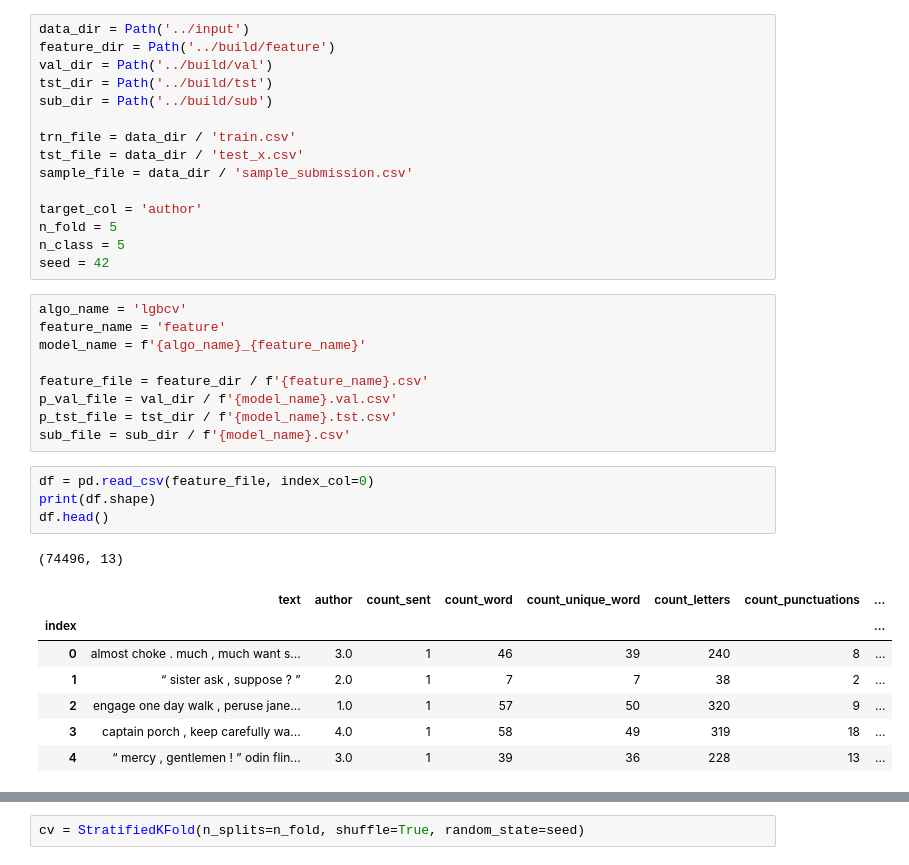
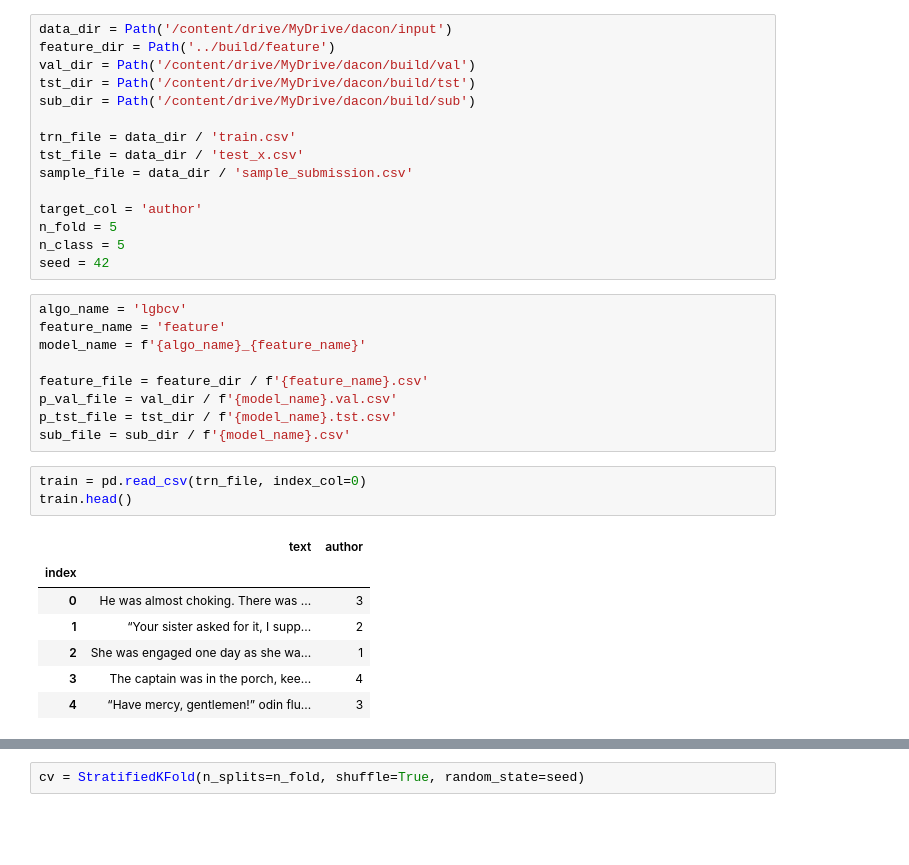
Before and after one commit to cksgnlcjswo/dku_dacon, a Jupyter notebook: 기말대회/lightgbm-cv.ipynb, the cells around one changed output, grey strips where cells are left out. Saved outputs shown, nothing was run; the diff lists cells and outputs as text; blank space fills up the shorter version.

```diff
--- a/기말대회/lightgbm-cv.ipynb
+++ b/기말대회/lightgbm-cv.ipynb
@@ -26,9 +43,9 @@ warnings.simplefilter('ignore')
 # %%
-data_dir = Path('../input')
+data_dir = Path('/content/drive/MyDrive/dacon/input')
 feature_dir = Path('../build/feature')
-val_dir = Path('../build/val')
-tst_dir = Path('../build/tst')
-sub_dir = Path('../build/sub')
+val_dir = Path('/content/drive/MyDrive/dacon/build/val')
+tst_dir = Path('/content/drive/MyDrive/dacon/build/tst')
+sub_dir = Path('/content/drive/MyDrive/dacon/build/sub')
 
 trn_file = data_dir / 'train.csv'
 tst_file = data_dir / 'test_x.csv'
@@ -48,15 +65,13 @@ p_val_file = val_dir / f'{model_name}.val.csv'
 p_tst_file = tst_dir / f'{model_name}.tst.csv'
 sub_file = sub_dir / f'{model_name}.csv'
 # %%
-df = pd.read_csv(feature_file, index_col=0)
-print(df.shape)
-df.head()
+train = pd.read_csv(trn_file, index_col=0)
+train.head()
 # %% [output]
-(74496, 13)
-|  | text | author | count_sent | count_word | count_unique_word | count_letters | count_punctuations | ... |
-| index |  |  |  |  |  |  |  | ... |
-| 0 | almost choke . much , much want s... | 3.0 | 1 | 46 | 39 | 240 | 8 | ... |
-| 1 | “ sister ask , suppose ? ” | 2.0 | 1 | 7 | 7 | 38 | 2 | ... |
-| 2 | engage one day walk , peruse jane... | 1.0 | 1 | 57 | 50 | 320 | 9 | ... |
-| 3 | captain porch , keep carefully wa... | 4.0 | 1 | 58 | 49 | 319 | 18 | ... |
-| 4 | “ mercy , gentlemen ! ” odin flin... | 3.0 | 1 | 39 | 36 | 228 | 13 | ... |
+|  | text | author |
+| index |  |  |
+| 0 | He was almost choking. There was ... | 3 |
+| 1 | “Your sister asked for it, I supp... | 2 |
+| 2 | She was engaged one day as she wa... | 1 |
+| 3 | The captain was in the porch, kee... | 4 |
+| 4 | “Have mercy, gentlemen!” odin flu... | 3 |
```
Also changed, not shown: parts of 25 cells of this notebook.
